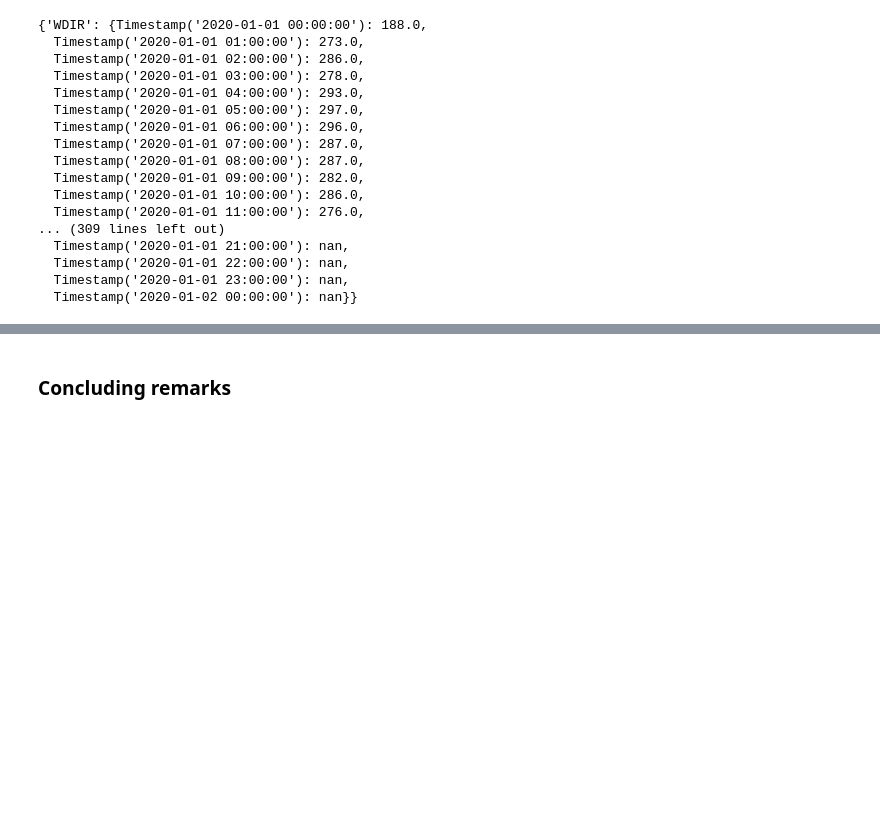
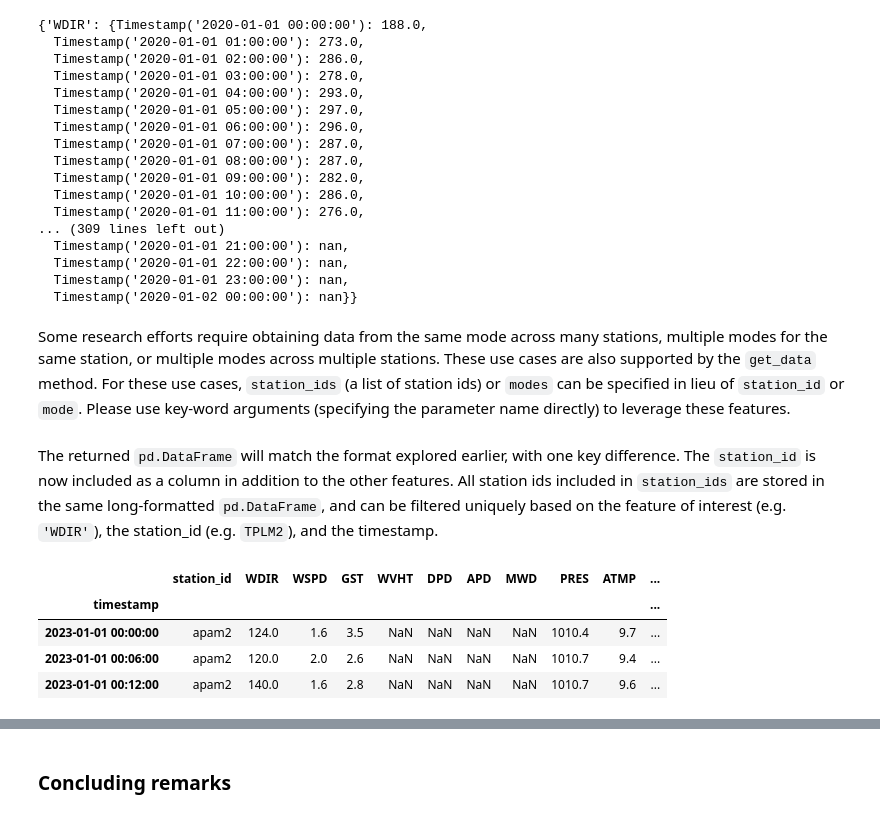
Before and after one commit to CDJellen/ndbc-api, a Jupyter notebook: notebooks/overview.ipynb, the cells around one changed output, grey strips where cells are left out. Drawn from its saved outputs; the diff is of its cells as text; code cells hidden in the pictures; blank space fills up the shorter version.

Commit message:
update `get_data` to support multiple modes and stations

```diff
--- a/notebooks/overview.ipynb
+++ b/notebooks/overview.ipynb
@@ -292,3 +292,23 @@ api.get_data(
   Timestamp('2020-01-01 22:00:00'): nan,
   Timestamp('2020-01-01 23:00:00'): nan,
   Timestamp('2020-01-02 00:00:00'): nan}}
+# %% [markdown]
+Some research efforts require obtaining data from the same mode across many stations, multiple modes for the same station, or multiple modes across multiple stations. These use cases are also supported by the `get_data` method. For these use cases, `station_ids` (a list of station ids) or `modes` can be specified in lieu of `station_id` or `mode`. Please use key-word arguments (specifying the parameter name directly) to leverage these features.
+# %%
+df_annapolis_met = api.get_data(
+    station_ids=['tplm2', 'apam2', 44063, 'CPVM2'],
+    modes=['stdmet'],
+    start_time='2023-01-01',
+    end_time='2024-01-01',
+    as_df=True
+)
+# %% [markdown]
+The returned `pd.DataFrame` will match the format explored earlier, with one key difference. The `station_id` is now included as a column in addition to the other features. All station ids included in `station_ids` are stored in the same long-formatted `pd.DataFrame`, and can be filtered uniquely based on the feature of interest (e.g. `'WDIR'`), the station_id (e.g. `TPLM2`), and the timestamp.
+# %%
+df_annapolis_met.loc[df_annapolis_met.station_id == 'apam2'].head(3)
+# %% [output]
+|  | station_id | WDIR | WSPD | GST | WVHT | DPD | APD | MWD | PRES | ATMP | ... |
+| timestamp |  |  |  |  |  |  |  |  |  |  | ... |
+| 2023-01-01 00:00:00 | apam2 | 124.0 | 1.6 | 3.5 | NaN | NaN | NaN | NaN | 1010.4 | 9.7 | ... |
+| 2023-01-01 00:06:00 | apam2 | 120.0 | 2.0 | 2.6 | NaN | NaN | NaN | NaN | 1010.7 | 9.4 | ... |
+| 2023-01-01 00:12:00 | apam2 | 140.0 | 1.6 | 2.8 | NaN | NaN | NaN | NaN | 1010.7 | 9.6 | ... |
```
Also changed, not shown: parts of 7 cells of this notebook, 5 other files.
